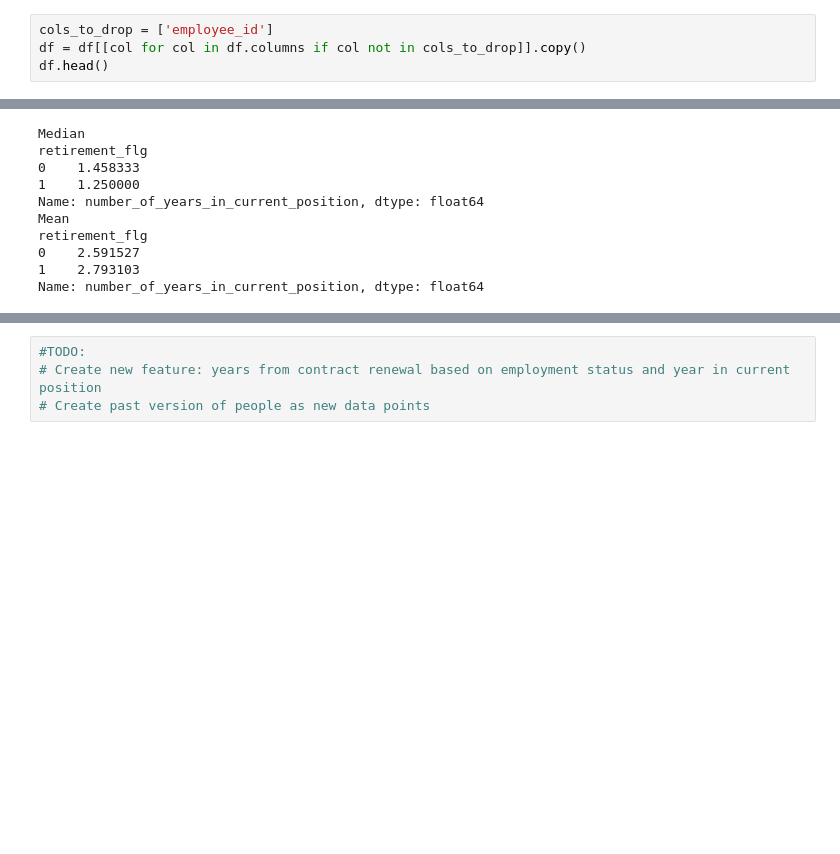
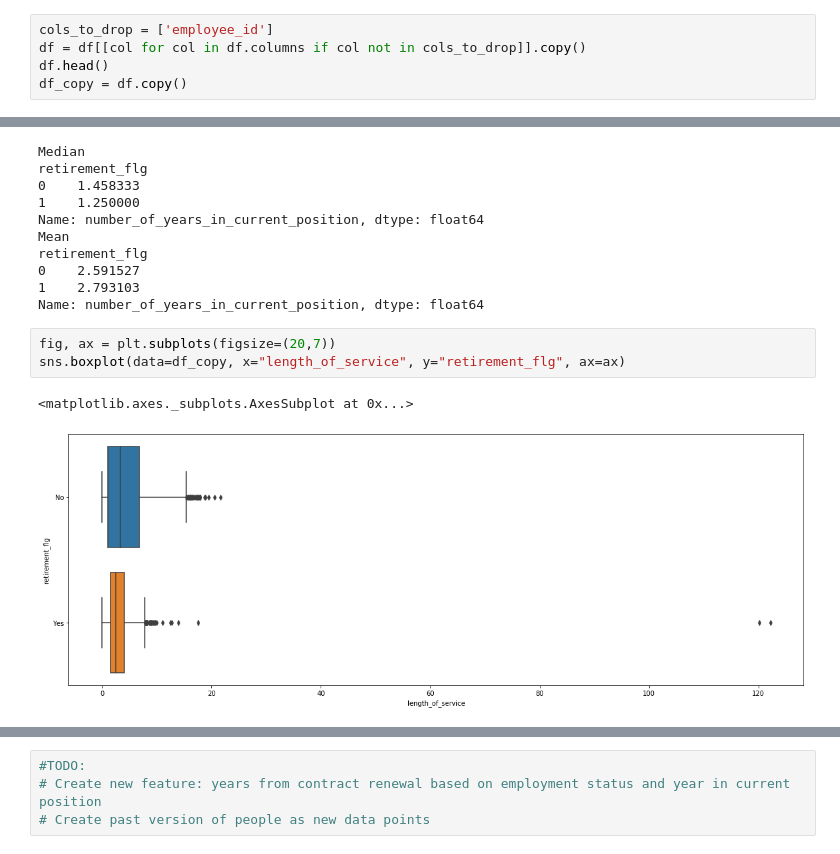
Before and after one commit to ininjame/pythonproj, a Jupyter notebook: data_analysis/ml_study_classification.ipynb, the cells around one changed output, grey strips where cells are left out. Cells and saved outputs as stored; diff of their text form; blank space fills up the shorter version.

```diff
--- a/data_analysis/ml_study_classification.ipynb
+++ b/data_analysis/ml_study_classification.ipynb
@@ -38,3 +38,4 @@ df.head()
 cols_to_drop = ['employee_id']
 df = df[[col for col in df.columns if col not in cols_to_drop]].copy()
 df.head()
+df_copy = df.copy()
@@ -191,3 +164,9 @@ retirement_flg
 0    2.591527
 1    2.793103
 Name: number_of_years_in_current_position, dtype: float64
+# %%
+fig, ax = plt.subplots(figsize=(20,7))
+sns.boxplot(data=df_copy, x="length_of_service", y="retirement_flg", ax=ax)
+# %% [output]
+<matplotlib.axes._subplots.AxesSubplot at 0x...>
+[figure, added]
```
Also changed, not shown: parts of 12 cells of this notebook.
